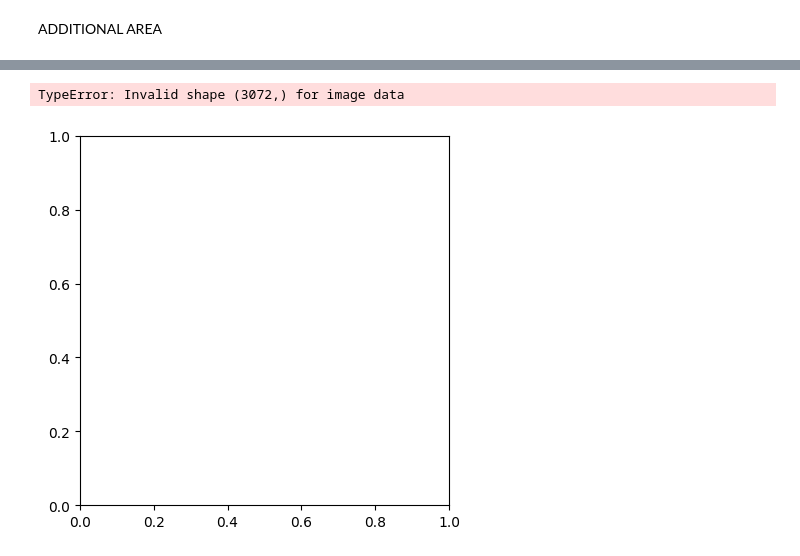
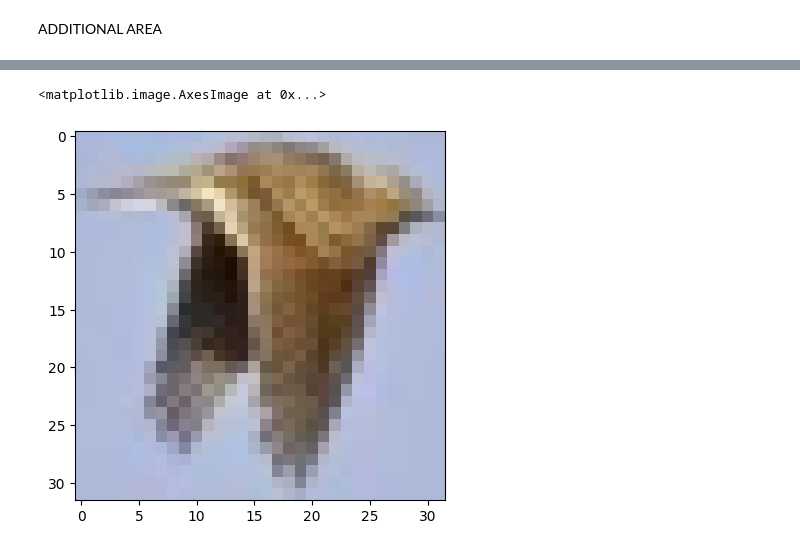
Before and after one commit to JavaOliverLu/python, a Jupyter notebook: AP4062_HW1.ipynb, the cells around one changed output, grey strips where cells are left out. Cells and saved outputs as stored; diff of their text form; code cells hidden in the pictures.

```diff
--- a/AP4062_HW1.ipynb
+++ b/AP4062_HW1.ipynb
@@ -88,8 +88,8 @@ plt.show()
 # %%
-digit = train_images[4]
+digit = train_images[123]
 import matplotlib.pyplot as plt
 plt.imshow(digit)
-plt.show()
+#plt.show(digit)
 # %% [output]
-TypeError: Invalid shape (3072,) for image data
+<matplotlib.image.AxesImage at 0x...>
-[figure, old version]
+[figure, new version]
```
Also changed, not shown: parts of 4 cells of this notebook.
